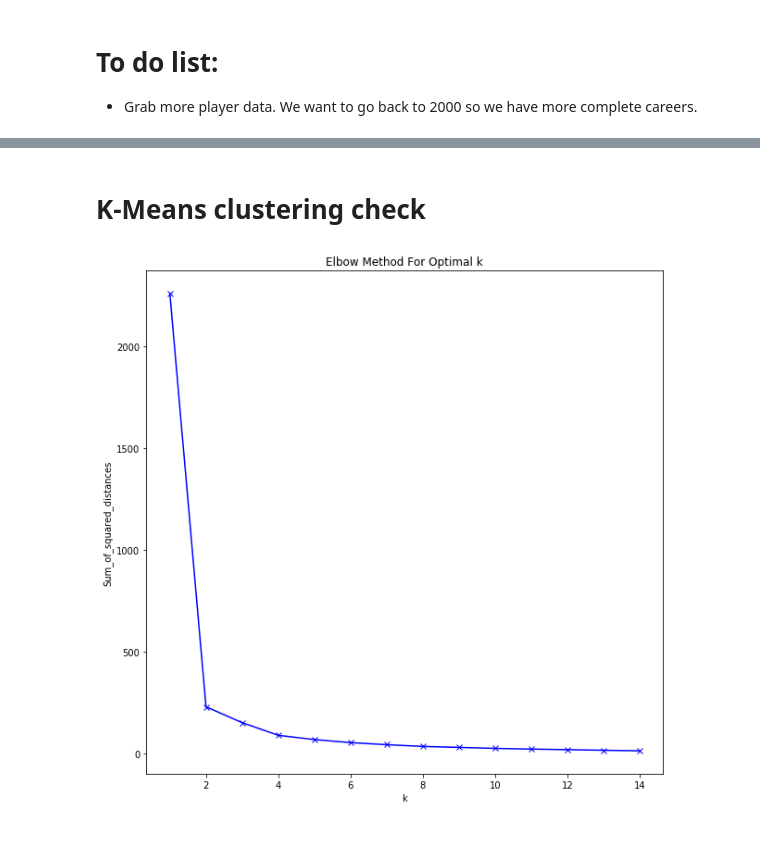
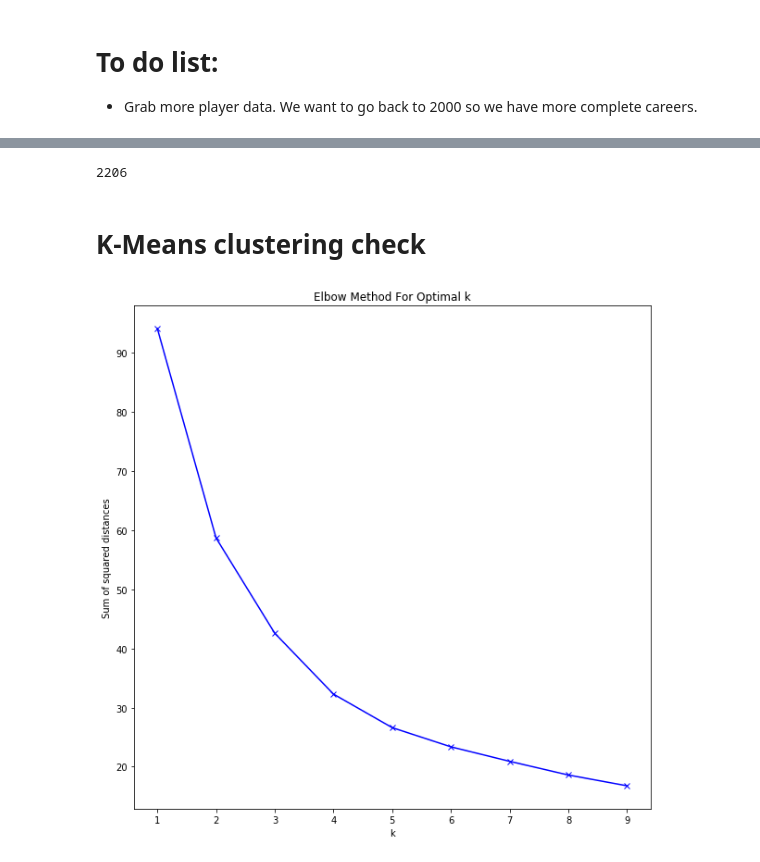
Before and after one commit to damiah/damiah.github.io, a Jupyter notebook: nba-injury-project/growth_cluster.ipynb, the cells around one changed output, grey strips where cells are left out. Saved outputs shown, nothing was run; the diff lists cells and outputs as text; code cells hidden in the pictures.

Commit message:
updated growth clustering

```diff
--- a/nba-injury-project/growth_cluster.ipynb
+++ b/nba-injury-project/growth_cluster.ipynb
@@ -89,18 +162,22 @@ hist_player_log_full.head()
 # %%
 #Form data into growth vector format (wide)
-player_1 = hist_player_log_full[hist_player_log_full['date_rank']<=100].groupby(['Player_ID']).\
+player_1 = hist_player_log_full[hist_player_log_full['career_elapsed_time']<=0.2].groupby(['Player_ID']).\
         agg({k: np.sum for k in stat_columns}).\
         rename(lambda c: 'career_first_' + c, axis = 1).reset_index()
-player_2 = hist_player_log_full[hist_player_log_full['date_rank']<=200].groupby(['Player_ID']).\
+player_2 = hist_player_log_full[hist_player_log_full['career_elapsed_time']<=0.4].groupby(['Player_ID']).\
         agg({k: np.sum for k in stat_columns}).\
         rename(lambda c: 'career_second_' + c, axis = 1).reset_index()
-player_3 = hist_player_log_full[hist_player_log_full['date_rank']<=300].groupby(['Player_ID']).\
+player_3 = hist_player_log_full[hist_player_log_full['career_elapsed_time']<=0.6].groupby(['Player_ID']).\
         agg({k: np.sum for k in stat_columns}).\
         rename(lambda c: 'career_third_' + c, axis = 1).reset_index()
-player_4 = hist_player_log_full.groupby(['Player_ID']).\
+player_4 = hist_player_log_full[hist_player_log_full['career_elapsed_time']<=0.8].groupby(['Player_ID']).\
+        agg({k: np.sum for k in stat_columns}).\
+        rename(lambda c: 'career_fourth_' + c, axis = 1).reset_index()
+player_5 = hist_player_log_full.groupby(['Player_ID']).\
         agg({k: np.sum for k in stat_columns}).\
         rename(lambda c: 'career_last_' + c, axis = 1).reset_index()
-player_stat_df = player_1.merge(player_2, on='Player_ID', how='left').merge(player_3, on='Player_ID', how='left').merge(player_4, on='Player_ID', how='left')
-player_stat_df[player_stat_df['Player_ID']==202695]
+player_stat_df = player_1.merge(player_2, on='Player_ID', how='left').merge(player_3, on='Player_ID', how='left').\
+            merge(player_4, on='Player_ID', how='left').merge(player_5, on='Player_ID', how='left')
+player_stat_df[player_stat_df['Player_ID']==2544]
 # %% [output]
 |  | Player_ID | career_first_FGM | career_first_FG3M | career_first_FTM | career_first_REB | career_first_AST | ... |
@@ -109,19 +186,11 @@ player_stat_df[player_stat_df['Player_ID']==202695]
 # %%
 #Min max normalisation on each players growth vector, to squeeze between 0 and 1.
-normfn<-function(x) {
-  if((max(x)==min(x))) {xy <- rep(0,length(x)) # treat constants
-  } else
-  {xy <- (x - min(x))/(max(x)-min(x))
-  }
-  return(xy)
-}
+def normfn(x):
+    if x.max()==x.min():
+        xy = x*0
+    else:
+        xy = (x-x.min())/(x.max()-x.min())
+    return(xy)
-# %%
-def normfn(x):
-    if x.max()==x.min():
-        xy = x*0
-    else:
-        xy = (x-x.min())/(x.max()-x.min())
-    return(xy)
 # %%
 for i in player_stat_df['Player_ID'].unique():
     for j in stat_columns:
@@ -149,19 +208,24 @@ player_stat_df.head()
+# %%
+len(hist_player_log_full['Player_ID'].unique())
+# %% [output]
+2206
 # %% [markdown]
 # K-Means clustering check
 # %%
 from sklearn.cluster import KMeans
+df_for_cluster = player_stat_df[player_stat_df['Player_ID'].isin(full_careers.keys())].drop('Player_ID', axis=1)
 rss_dist = []
-
-for k in range(1,15):
+K = range(1,10)
+for k in K:
     km = KMeans(n_clusters=k)
-    km = km.fit(player_stat_df[player_stat_df['Player_ID'].isin(full_careers)].drop('Player_ID', axis=1))
+    km = km.fit(df_for_cluster.filter(regex=("FGM.*")))
     rss_dist.append(km.inertia_)
 # %%
 plt.figure(figsize=(10,10))
 plt.plot(K, rss_dist, 'bx-')
 plt.xlabel('k')
-plt.ylabel('Sum_of_squared_distances')
+plt.ylabel('Sum of squared distances')
 plt.title('Elbow Method For Optimal k')
 plt.show()
 # %% [output]
-[figure, old version]
+[figure, new version]
```
Also changed, not shown: parts of 30 cells of this notebook.
